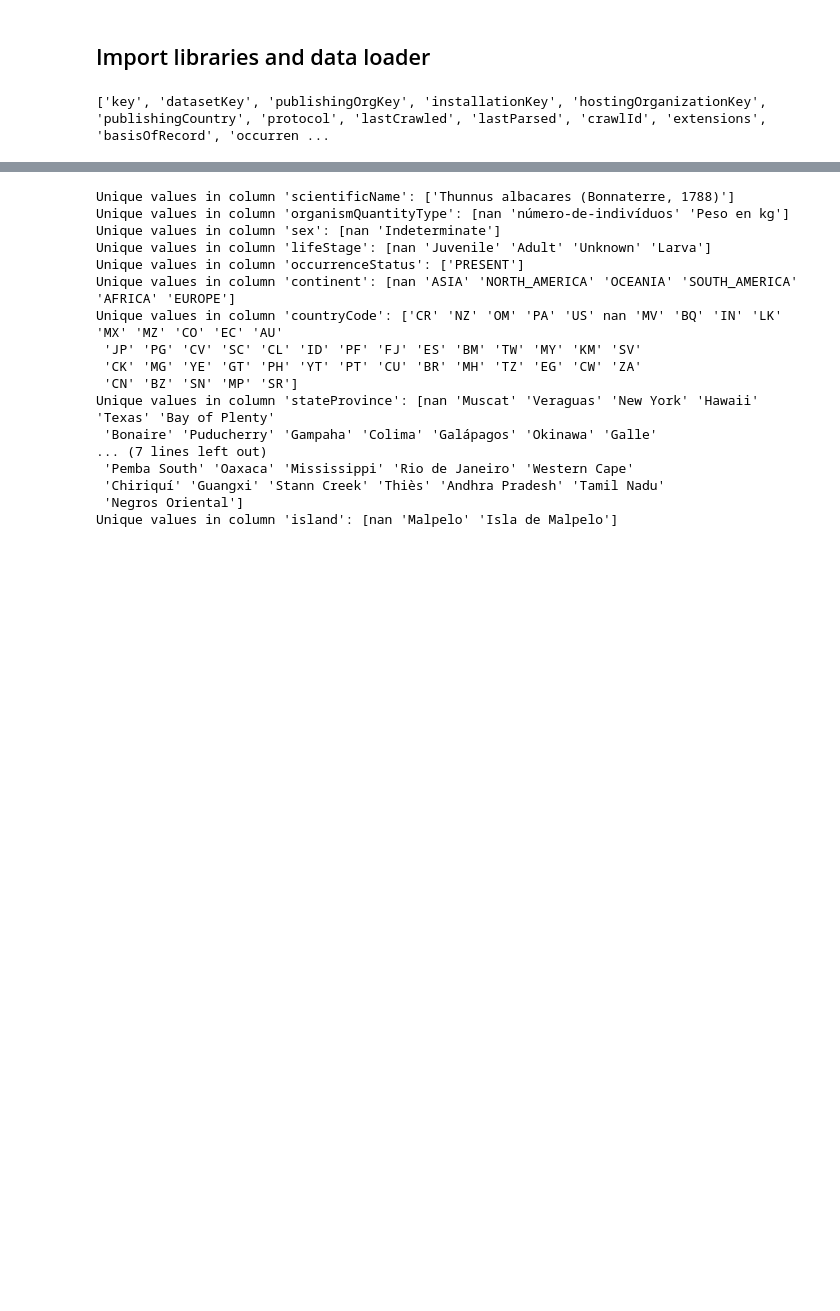
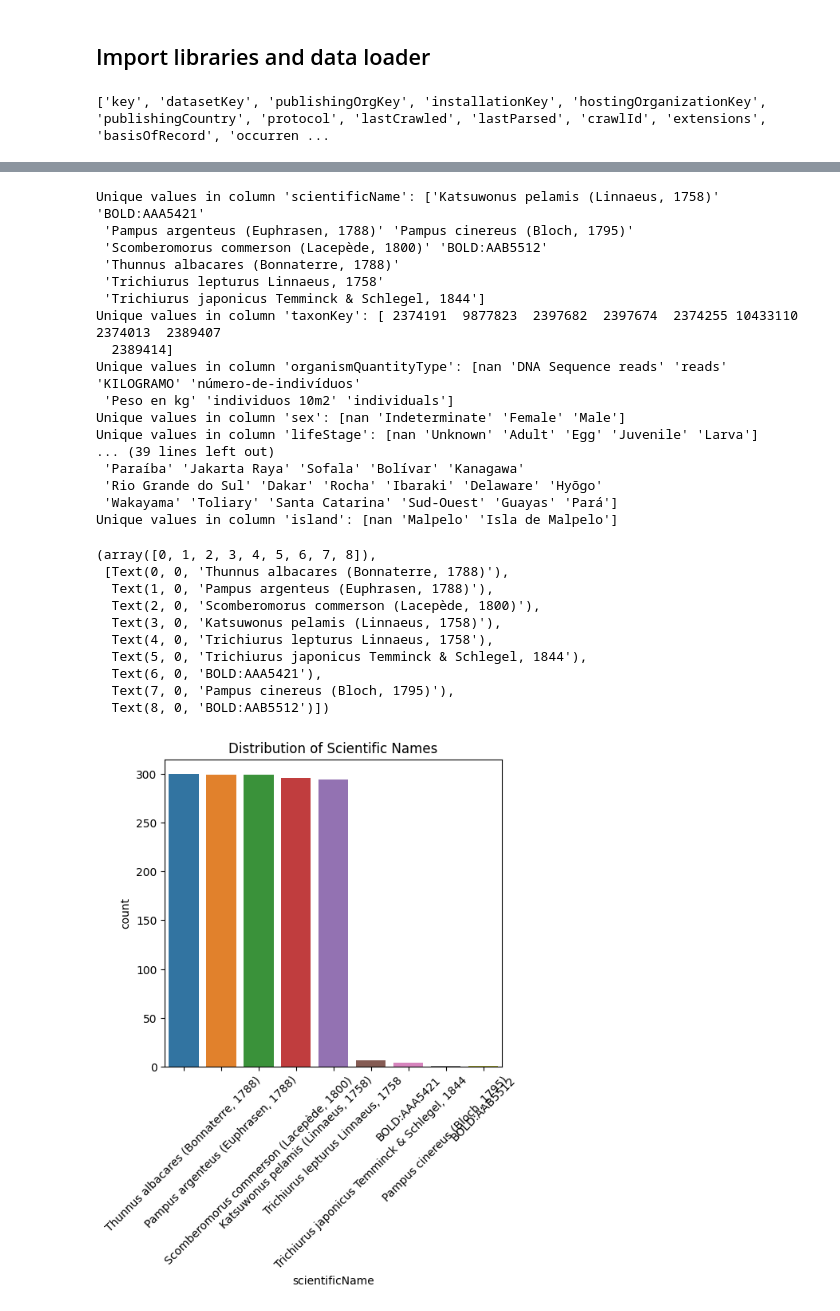
Before and after one commit to anhphuongnguyenquynh/marine-species-distribution-models-labs, a Jupyter notebook: notebook/gbif_data_exploration.ipynb, the cells around one changed output, grey strips where cells are left out. Cells and saved outputs as stored; diff of their text form; code cells hidden in the pictures; blank space fills up the shorter version.

```diff
--- a/notebook/gbif_data_exploration.ipynb
+++ b/notebook/gbif_data_exploration.ipynb
@@ -101,24 +111,45 @@ max        150.0              150.0  2025.000000   12.000000   31.000000
 # %%
 # Unique value of categorical columns
-categorical_columns = ['scientificName', 'organismQuantityType', 'sex', 'lifeStage', 'occurrenceStatus', 'continent', 'countryCode', 'stateProvince', 'island']
+categorical_columns = ['scientificName','taxonKey', 'organismQuantityType', 'sex', 'lifeStage', 'occurrenceStatus', 'continent', 'countryCode', 'stateProvince', 'island']
 for col in categorical_columns:
     unique_values = obis_data_subset[col].unique()
     print(f"Unique values in column '{col}': {unique_values}")
 # %% [output]
-Unique values in column 'scientificName': ['Thunnus albacares (Bonnaterre, 1788)']
-Unique values in column 'organismQuantityType': [nan 'número-de-indivíduos' 'Peso en kg']
-Unique values in column 'sex': [nan 'Indeterminate']
-Unique values in column 'lifeStage': [nan 'Juvenile' 'Adult' 'Unknown' 'Larva']
-Unique values in column 'occurrenceStatus': ['PRESENT']
-Unique values in column 'continent': [nan 'ASIA' 'NORTH_AMERICA' 'OCEANIA' 'SOUTH_AMERICA' 'AFRICA' 'EUROPE']
-Unique values in column 'countryCode': ['CR' 'NZ' 'OM' 'PA' 'US' nan 'MV' 'BQ' 'IN' 'LK' 'MX' 'MZ' 'CO' 'EC' 'AU'
- 'JP' 'PG' 'CV' 'SC' 'CL' 'ID' 'PF' 'FJ' 'ES' 'BM' 'TW' 'MY' 'KM' 'SV'
- 'CK' 'MG' 'YE' 'GT' 'PH' 'YT' 'PT' 'CU' 'BR' 'MH' 'TZ' 'EG' 'CW' 'ZA'
- 'CN' 'BZ' 'SN' 'MP' 'SR']
-Unique values in column 'stateProvince': [nan 'Muscat' 'Veraguas' 'New York' 'Hawaii' 'Texas' 'Bay of Plenty'
- 'Bonaire' 'Puducherry' 'Gampaha' 'Colima' 'Galápagos' 'Okinawa' 'Galle'
-... (7 lines left out)
- 'Pemba South' 'Oaxaca' 'Mississippi' 'Rio de Janeiro' 'Western Cape'
- 'Chiriquí' 'Guangxi' 'Stann Creek' 'Thiès' 'Andhra Pradesh' 'Tamil Nadu'
- 'Negros Oriental']
+Unique values in column 'scientificName': ['Katsuwonus pelamis (Linnaeus, 1758)' 'BOLD:AAA5421'
+ 'Pampus argenteus (Euphrasen, 1788)' 'Pampus cinereus (Bloch, 1795)'
+ 'Scomberomorus commerson (Lacepède, 1800)' 'BOLD:AAB5512'
+ 'Thunnus albacares (Bonnaterre, 1788)'
+ 'Trichiurus lepturus Linnaeus, 1758'
+ 'Trichiurus japonicus Temminck & Schlegel, 1844']
+Unique values in column 'taxonKey': [ 2374191  9877823  2397682  2397674  2374255 10433110  2374013  2389407
+  2389414]
+Unique values in column 'organismQuantityType': [nan 'DNA Sequence reads' 'reads' 'KILOGRAMO' 'número-de-indivíduos'
+ 'Peso en kg' 'individuos 10m2' 'individuals']
+Unique values in column 'sex': [nan 'Indeterminate' 'Female' 'Male']
+Unique values in column 'lifeStage': [nan 'Unknown' 'Adult' 'Egg' 'Juvenile' 'Larva']
+... (39 lines left out)
+ 'Paraíba' 'Jakarta Raya' 'Sofala' 'Bolívar' 'Kanagawa'
+ 'Rio Grande do Sul' 'Dakar' 'Rocha' 'Ibaraki' 'Delaware' 'Hyōgo'
+ 'Wakayama' 'Toliary' 'Santa Catarina' 'Sud-Ouest' 'Guayas' 'Pará']
 Unique values in column 'island': [nan 'Malpelo' 'Isla de Malpelo']
+# %%
+# Plot distribution of scientificName, occurrenceStatus
+import matplotlib.pyplot as plt
+import seaborn as sns
+plt.figure(figsize=(12, 5))
+plt.subplot(1, 2, 1)
+sns.countplot(data=obis_data_subset, x='scientificName', order=obis_data_subset['scientificName'].value_counts().index)
+plt.title('Distribution of Scientific Names')
+plt.xticks(rotation=45)
+# %% [output]
+(array([0, 1, 2, 3, 4, 5, 6, 7, 8]),
+ [Text(0, 0, 'Thunnus albacares (Bonnaterre, 1788)'),
+  Text(1, 0, 'Pampus argenteus (Euphrasen, 1788)'),
+  Text(2, 0, 'Scomberomorus commerson (Lacepède, 1800)'),
+  Text(3, 0, 'Katsuwonus pelamis (Linnaeus, 1758)'),
+  Text(4, 0, 'Trichiurus lepturus Linnaeus, 1758'),
+  Text(5, 0, 'Trichiurus japonicus Temminck & Schlegel, 1844'),
+  Text(6, 0, 'BOLD:AAA5421'),
+  Text(7, 0, 'Pampus cinereus (Bloch, 1795)'),
+  Text(8, 0, 'BOLD:AAB5512')])
+[figure, added]
```
Also changed, not shown: parts of 12 cells of this notebook.
